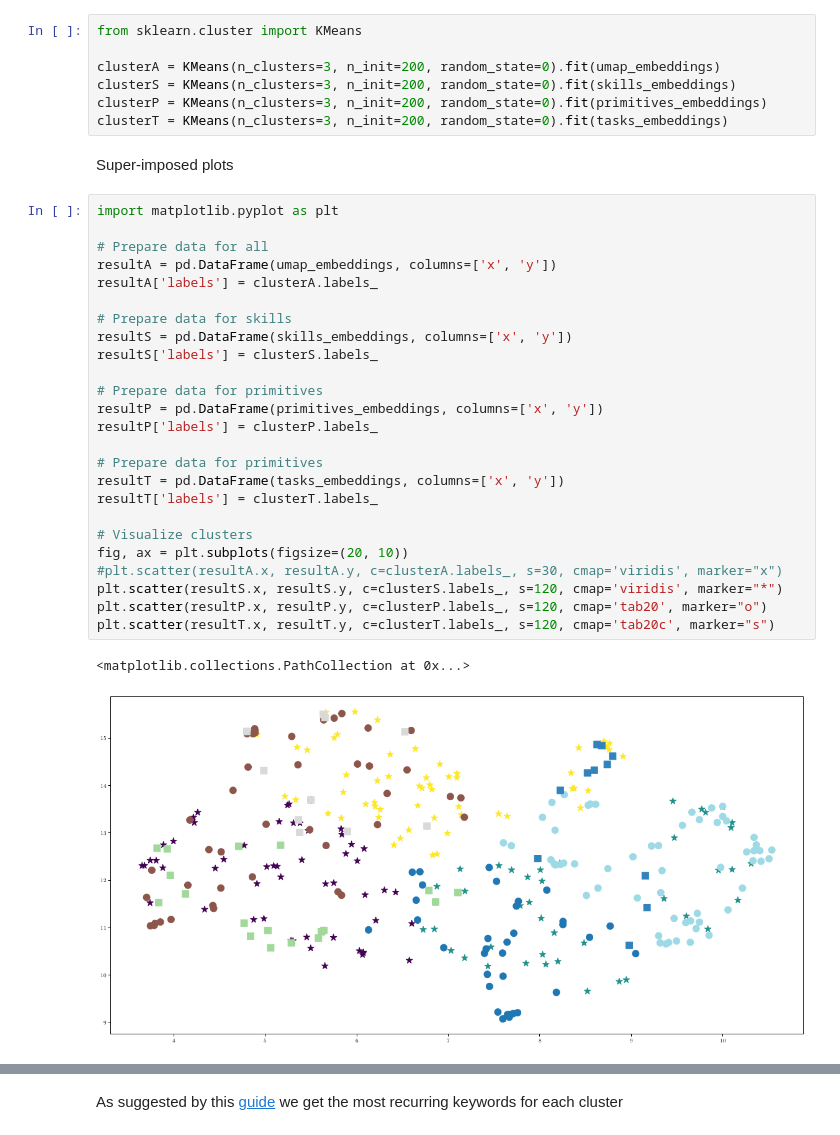
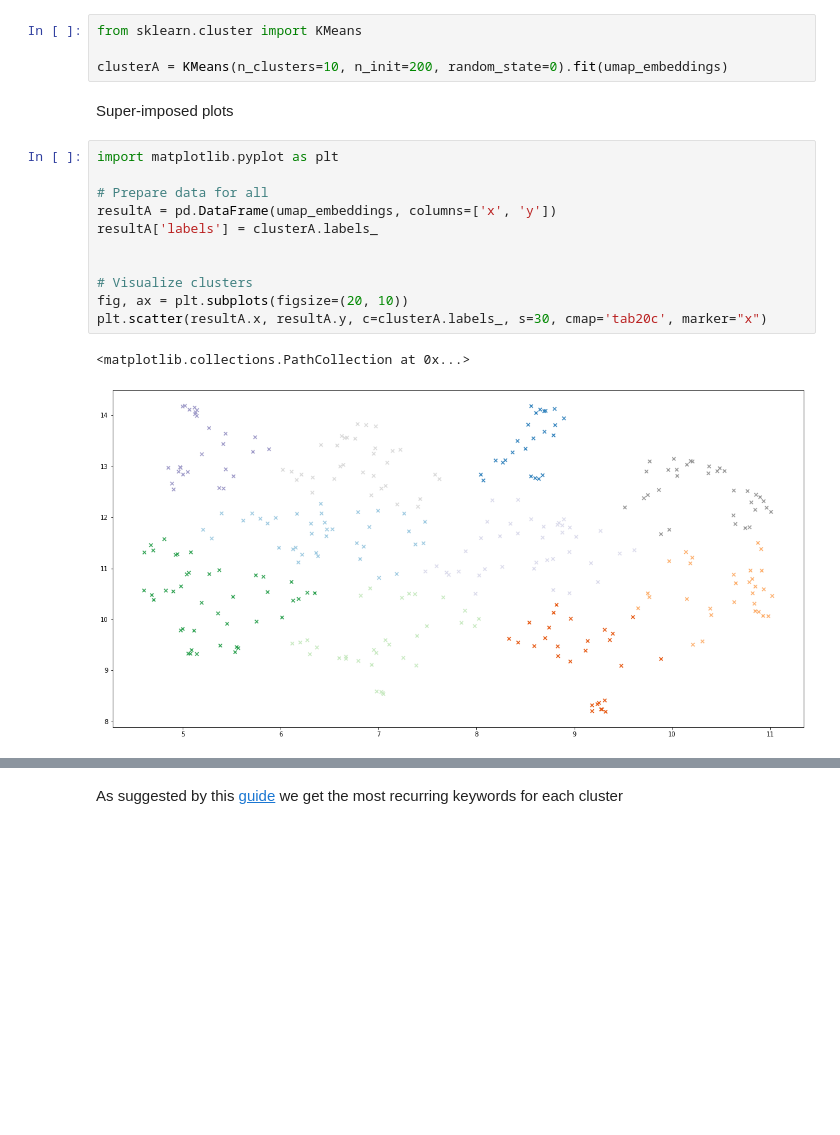
Before and after one commit to teiband/industrial-skill-review, a Jupyter notebook: src/taxonomySearch/KmeansMacroGroupsTable.ipynb, the cells around one changed output, grey strips where cells are left out. Cells and saved outputs as stored; diff of their text form; blank space fills up the shorter version.

```diff
--- a/src/taxonomySearch/KmeansMacroGroupsTable.ipynb
+++ b/src/taxonomySearch/KmeansMacroGroupsTable.ipynb
@@ -270,37 +260,20 @@ Now clusters are created
 # %%
 from sklearn.cluster import KMeans
 
-clusterA = KMeans(n_clusters=3, n_init=200, random_state=0).fit(umap_embeddings)
-clusterS = KMeans(n_clusters=3, n_init=200, random_state=0).fit(skills_embeddings)
-clusterP = KMeans(n_clusters=3, n_init=200, random_state=0).fit(primitives_embeddings)
-clusterT = KMeans(n_clusters=3, n_init=200, random_state=0).fit(tasks_embeddings)
+clusterA = KMeans(n_clusters=10, n_init=200, random_state=0).fit(umap_embeddings)
 # %% [markdown]
 Super-imposed plots
 # %%
 import matplotlib.pyplot as plt
 
 # Prepare data for all
 resultA = pd.DataFrame(umap_embeddings, columns=['x', 'y'])
 resultA['labels'] = clusterA.labels_
 
-# Prepare data for skills
-resultS = pd.DataFrame(skills_embeddings, columns=['x', 'y'])
-resultS['labels'] = clusterS.labels_
-
-# Prepare data for primitives
-resultP = pd.DataFrame(primitives_embeddings, columns=['x', 'y'])
-resultP['labels'] = clusterP.labels_
-
-# Prepare data for primitives
-resultT = pd.DataFrame(tasks_embeddings, columns=['x', 'y'])
-resultT['labels'] = clusterT.labels_
 
 # Visualize clusters
 fig, ax = plt.subplots(figsize=(20, 10))
-#plt.scatter(resultA.x, resultA.y, c=clusterA.labels_, s=30, cmap='viridis', marker="x")
-plt.scatter(resultS.x, resultS.y, c=clusterS.labels_, s=120, cmap='viridis', marker="*")
-plt.scatter(resultP.x, resultP.y, c=clusterP.labels_, s=120, cmap='tab20', marker="o")
-plt.scatter(resultT.x, resultT.y, c=clusterT.labels_, s=120, cmap='tab20c', marker="s")
+plt.scatter(resultA.x, resultA.y, c=clusterA.labels_, s=30, cmap='tab20c', marker="x")
 # %% [output]
 <matplotlib.collections.PathCollection at 0x...>
-[figure, old version]
+[figure, new version]
```
Also changed, not shown: parts of 15 cells of this notebook.
